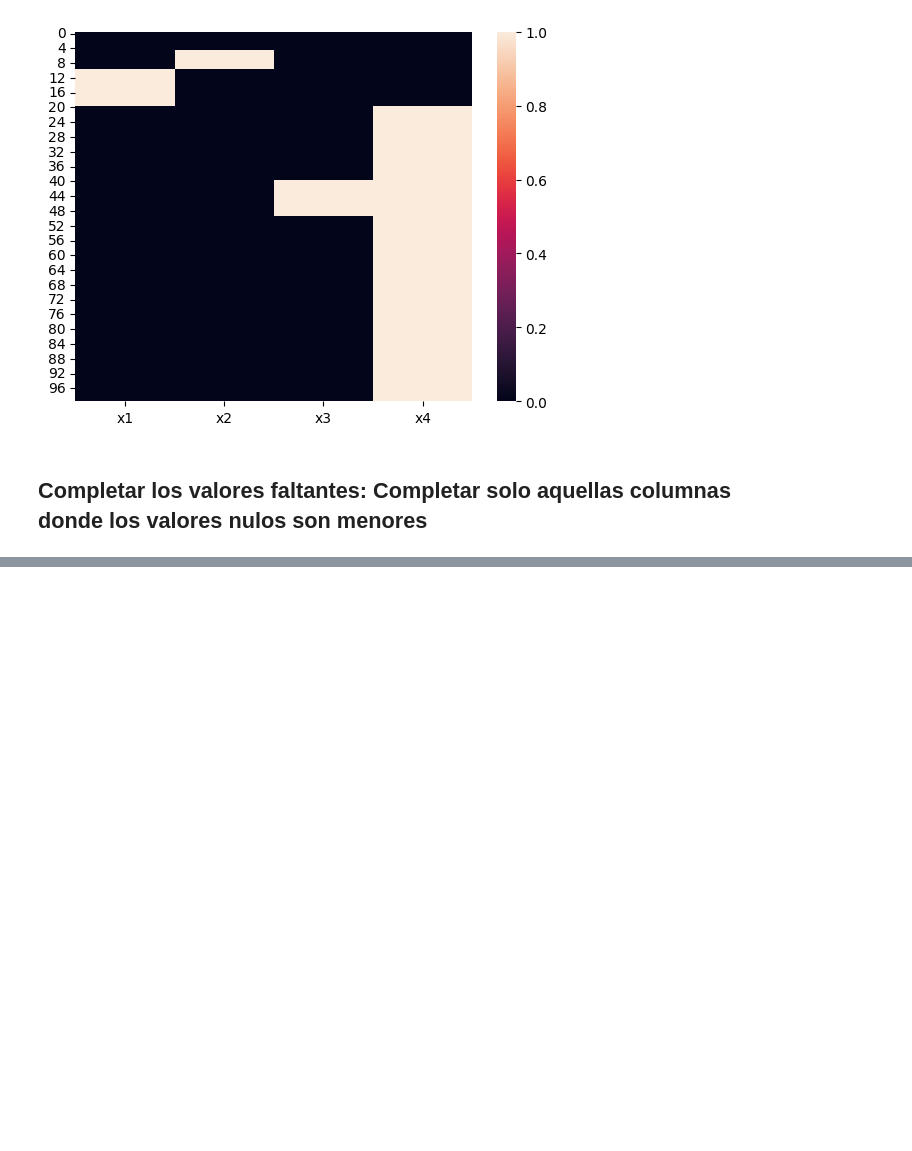
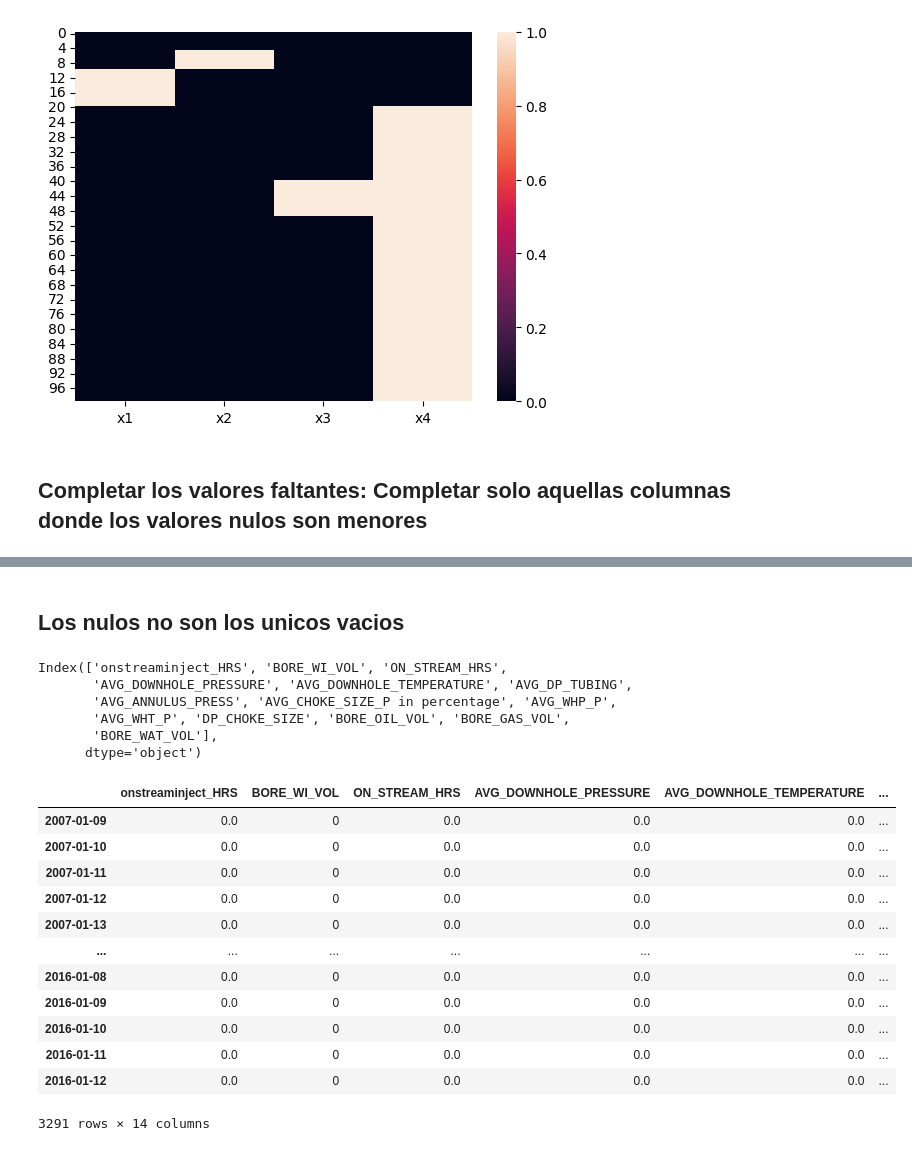
Before and after one commit to edisonc57/Practical-course-Python, a Jupyter notebook: Python_Oil_&_Gas_3.ipynb, the cells around one changed output, grey strips where cells are left out. Saved outputs shown, nothing was run; the diff lists cells and outputs as text; code cells hidden in the pictures; blank space fills up the shorter version.

```diff
--- a/Python_Oil_&_Gas_3.ipynb
+++ b/Python_Oil_&_Gas_3.ipynb
@@ -183 +183,3 @@ data_nullHandled
 100 rows × 3 columns
+# %% [markdown]
+## Los nulos no son los unicos vacios
@@ -183,0 +188,25 @@ data_nullHandled
+# %%
+df_nullhandled.columns
+# %% [output]
+Index(['onstreaminject_HRS', 'BORE_WI_VOL', 'ON_STREAM_HRS',
+       'AVG_DOWNHOLE_PRESSURE', 'AVG_DOWNHOLE_TEMPERATURE', 'AVG_DP_TUBING',
+       'AVG_ANNULUS_PRESS', 'AVG_CHOKE_SIZE_P in percentage', 'AVG_WHP_P',
+       'AVG_WHT_P', 'DP_CHOKE_SIZE', 'BORE_OIL_VOL', 'BORE_GAS_VOL',
+       'BORE_WAT_VOL'],
+      dtype='object')
+# %%
+df_nullhandled
+# %% [output]
+|  | onstreaminject_HRS | BORE_WI_VOL | ON_STREAM_HRS | AVG_DOWNHOLE_PRESSURE | AVG_DOWNHOLE_TEMPERATURE | ... |
+| 2007-01-09 | 0.0 | 0 | 0.0 | 0.0 | 0.0 | ... |
+| 2007-01-10 | 0.0 | 0 | 0.0 | 0.0 | 0.0 | ... |
+| 2007-01-11 | 0.0 | 0 | 0.0 | 0.0 | 0.0 | ... |
+| 2007-01-12 | 0.0 | 0 | 0.0 | 0.0 | 0.0 | ... |
+| 2007-01-13 | 0.0 | 0 | 0.0 | 0.0 | 0.0 | ... |
+| ... | ... | ... | ... | ... | ... | ... |
+| 2016-01-08 | 0.0 | 0 | 0.0 | 0.0 | 0.0 | ... |
+| 2016-01-09 | 0.0 | 0 | 0.0 | 0.0 | 0.0 | ... |
+| 2016-01-10 | 0.0 | 0 | 0.0 | 0.0 | 0.0 | ... |
+| 2016-01-11 | 0.0 | 0 | 0.0 | 0.0 | 0.0 | ... |
+| 2016-01-12 | 0.0 | 0 | 0.0 | 0.0 | 0.0 | ... |
+3291 rows × 14 columns
```
Also changed, not shown: parts of 9 cells of this notebook.
